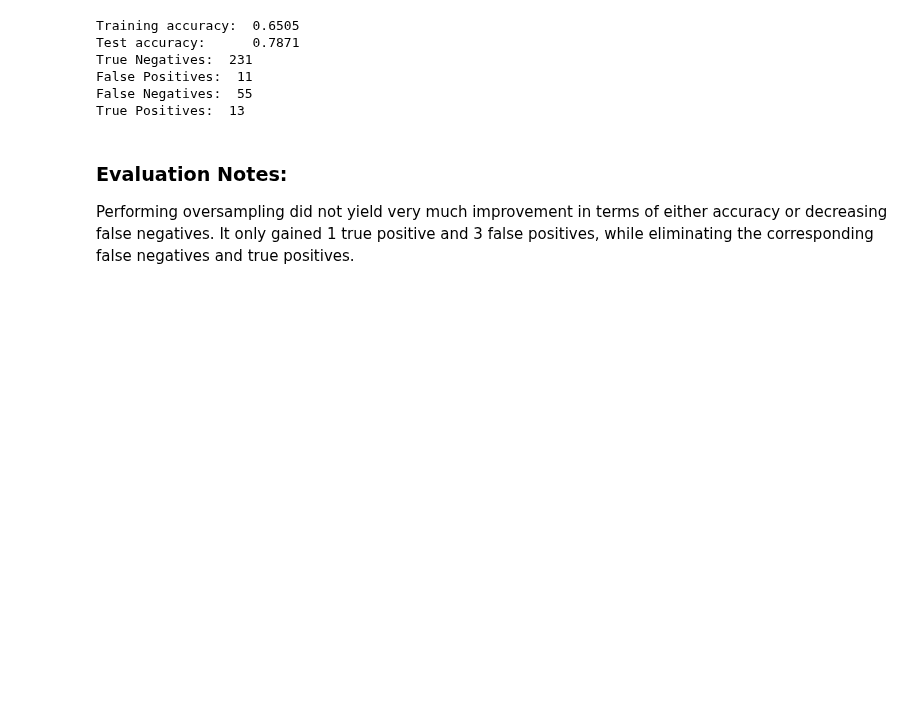
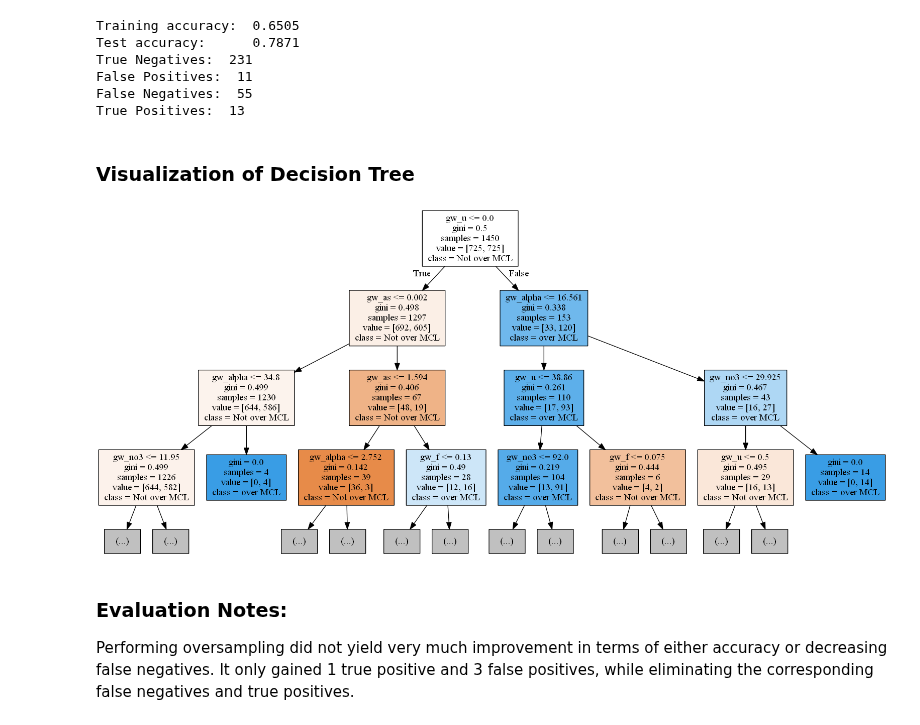
Before and after one commit to waterdatacollaborative/NicoleLook_Drinking-Water-Contaminant-Classification, a Jupyter notebook: Capstone_Modeling.ipynb, the cells around one changed output. Cells and saved outputs as stored; diff of their text form; code cells hidden in the pictures; blank space fills up the shorter version.

Commit message:
Add Decision Tree visualization

```diff
--- a/Capstone_Modeling.ipynb
+++ b/Capstone_Modeling.ipynb
@@ -245,3 +245,5 @@ True Negatives:  231
 False Positives:  11
 False Negatives:  55
 True Positives:  13
+# %% [markdown]
+### Visualization of Decision Tree
@@ -248,3 +255,15 @@ True Positives:  13
+# %%
+from sklearn.externals.six import StringIO
+from IPython.display import Image
+import pydotplus
+dot_data = StringIO()
+export_graphviz(dtree_res, out_file=dot_data,
+                feature_names=X_train.columns, class_names=['Not over MCL', 'over MCL'],
+                filled=True, max_depth=3)
+graph = pydotplus.graph_from_dot_data(dot_data.getvalue())
+Image(graph.create_png())
+# %% [output]
+[figure, added]
 # %% [markdown]
 ### Evaluation Notes:
 
```
Also changed, not shown: parts of 2 cells of this notebook.
